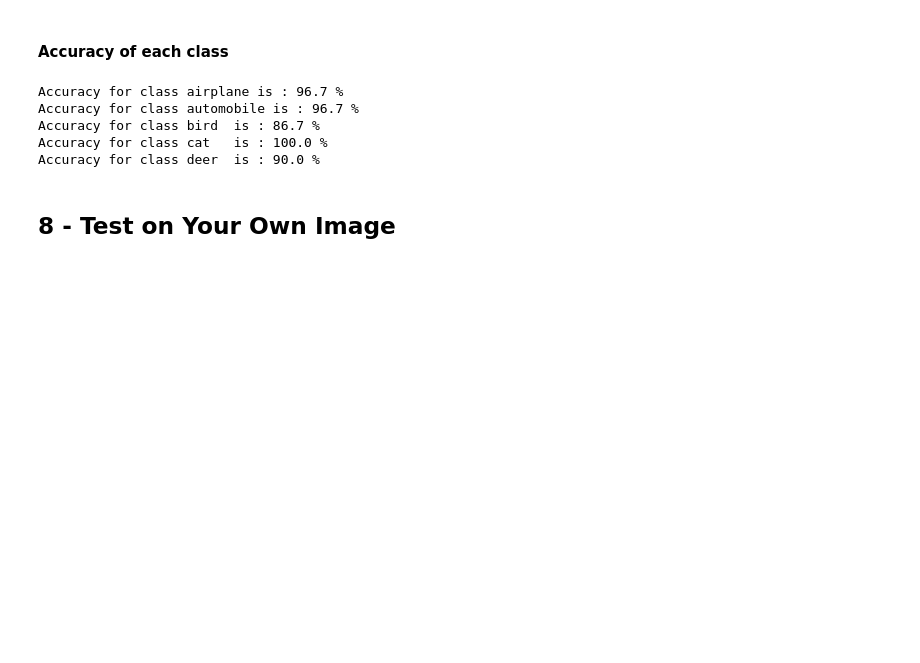
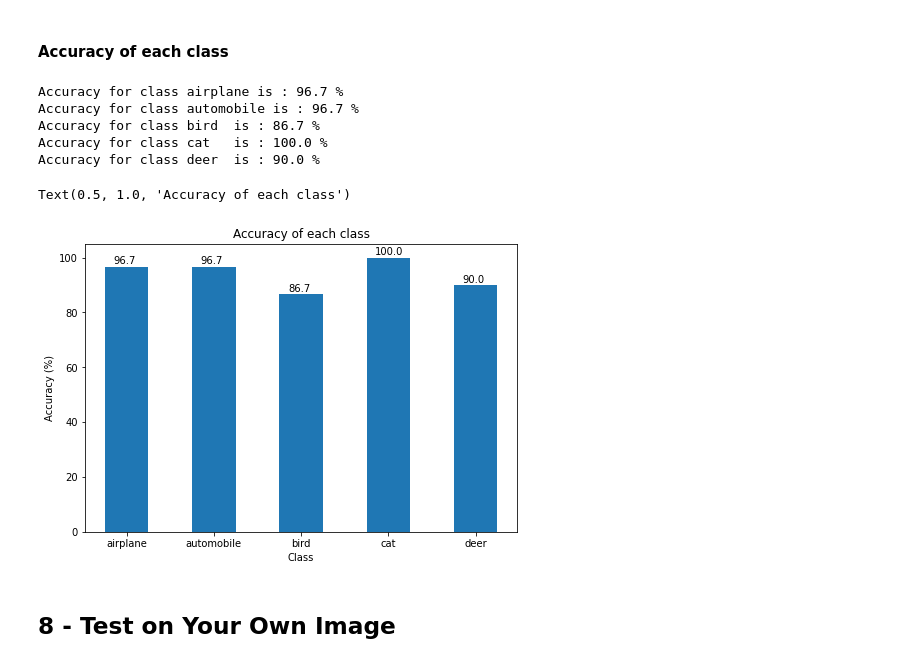
Before and after one commit to Jingshun99/CNN, a Jupyter notebook: main.ipynb, the cells around one changed output. Drawn from its saved outputs; the diff is of its cells as text; code cells hidden in the pictures; blank space fills up the shorter version.

```diff
--- a/cnn.ipynb
+++ b/main.ipynb
@@ -500,6 +543,8 @@ Accuracy: 94 %
 # %%
 correct_pred = {classname: 0 for classname in classes}
 total_pred = {classname: 0 for classname in classes}
+class_name = []
+class_accuracy = []
 
 with torch.no_grad():
     for data in testloader:
@@ -521,12 +566,30 @@ with torch.no_grad():
 for classname, correct_count in correct_pred.items():
     accuracy = 100*float(correct_count)/total_pred[classname]
     print('Accuracy for class {:5s} is : {:.1f} %'.format(classname,accuracy))
+    class_name.append(classname)
+    class_accuracy.append(round(accuracy,1))
 # %% [output]
 Accuracy for class airplane is : 96.7 %
 Accuracy for class automobile is : 96.7 %
 Accuracy for class bird  is : 86.7 %
 Accuracy for class cat   is : 100.0 %
 Accuracy for class deer  is : 90.0 %
+# %%
+fig = plt.figure()
+ax = fig.add_axes([0,0,1,1])
+bars = ax.bar(class_name,class_accuracy,0.5)
+
+for bar in bars:
+        yval = bar.get_height()
+        plt.text(bar.get_x() + 0.10, yval + 1, yval)
+
+plt.savefig('output/Class_accuracy.png')
+plt.xlabel('Class')
+plt.ylabel('Accuracy (%)')
+plt.title('Accuracy of each class')
+# %% [output]
+Text(0.5, 1.0, 'Accuracy of each class')
+[figure, added]
 # %% [markdown]
 <a name='8'></a>
 ## 8 - Test on Your Own Image
```
Also changed, not shown: parts of 13 cells of this notebook, 6 other files.
